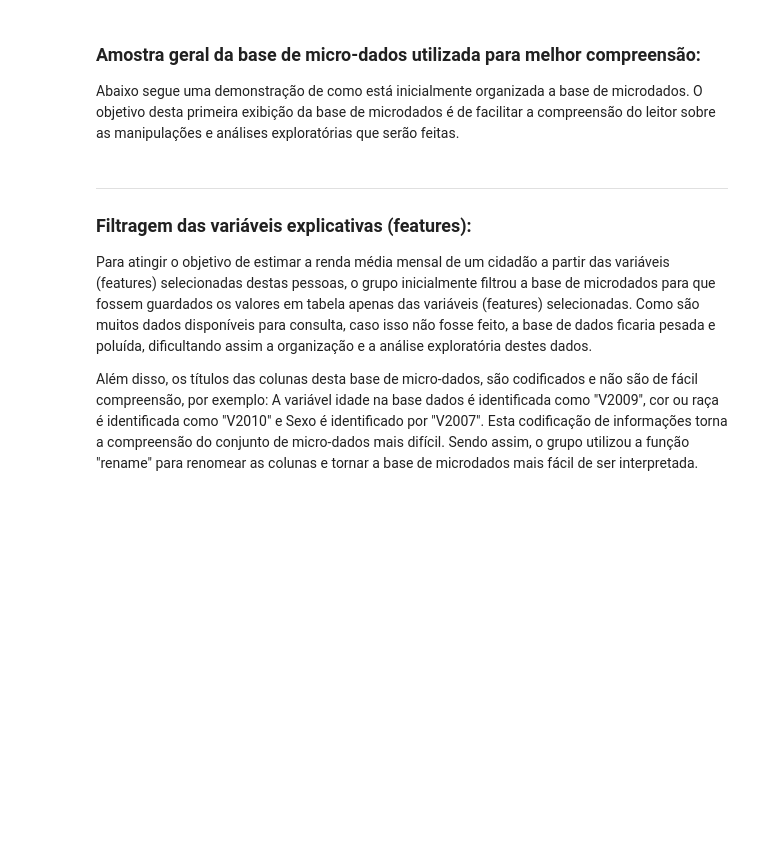
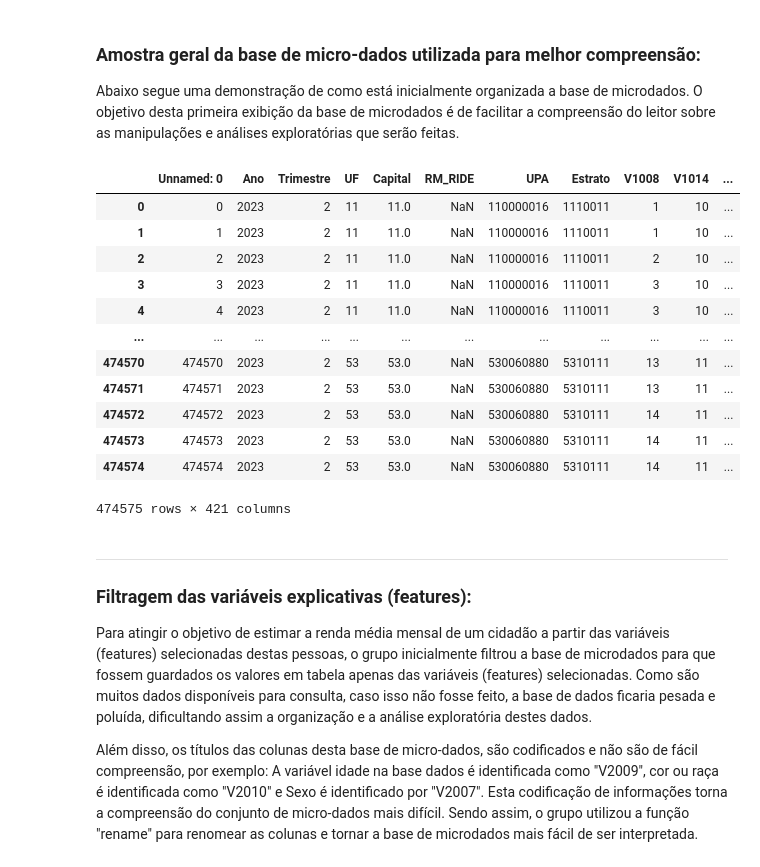
Before and after one commit to guilhermenakama/C_DADOS_PROJETO3, a Jupyter notebook: projeto3_grupo8.ipynb, the cells around one changed output. Drawn from its saved outputs; the diff is of its cells as text; code cells hidden in the pictures; blank space fills up the shorter version.

```diff
--- a/projeto3_grupo8.ipynb
+++ b/projeto3_grupo8.ipynb
@@ -66,8 +72,22 @@ ___
 
 Abaixo segue uma demonstração de como está inicialmente organizada a base de microdados. O objetivo desta primeira exibição da base de microdados é de facilitar a compreensão do leitor sobre as manipulações e análises exploratórias que serão feitas.
 # %%
-pnad23_2_all = pd.read_csv(url2)
-pnad23_2_all.to_csv('pnad23_2.csv',sep=';')
+pnad23_2_all = pd.read_csv('../pnad23_2.csv', sep=';')
+pnad23_2_all
+# %% [output]
+|  | Unnamed: 0 | Ano | Trimestre | UF | Capital | RM_RIDE | UPA | Estrato | V1008 | V1014 | ... |
+| 0 | 0 | 2023 | 2 | 11 | 11.0 | NaN | 110000016 | 1110011 | 1 | 10 | ... |
+| 1 | 1 | 2023 | 2 | 11 | 11.0 | NaN | 110000016 | 1110011 | 1 | 10 | ... |
+| 2 | 2 | 2023 | 2 | 11 | 11.0 | NaN | 110000016 | 1110011 | 2 | 10 | ... |
+| 3 | 3 | 2023 | 2 | 11 | 11.0 | NaN | 110000016 | 1110011 | 3 | 10 | ... |
+| 4 | 4 | 2023 | 2 | 11 | 11.0 | NaN | 110000016 | 1110011 | 3 | 10 | ... |
+| ... | ... | ... | ... | ... | ... | ... | ... | ... | ... | ... | ... |
+| 474570 | 474570 | 2023 | 2 | 53 | 53.0 | NaN | 530060880 | 5310111 | 13 | 11 | ... |
+| 474571 | 474571 | 2023 | 2 | 53 | 53.0 | NaN | 530060880 | 5310111 | 13 | 11 | ... |
+| 474572 | 474572 | 2023 | 2 | 53 | 53.0 | NaN | 530060880 | 5310111 | 14 | 11 | ... |
+| 474573 | 474573 | 2023 | 2 | 53 | 53.0 | NaN | 530060880 | 5310111 | 14 | 11 | ... |
+| 474574 | 474574 | 2023 | 2 | 53 | 53.0 | NaN | 530060880 | 5310111 | 14 | 11 | ... |
+474575 rows × 421 columns
 # %% [markdown]
 ___
 ### Filtragem das variáveis explicativas (features):
```
Also changed, not shown: parts of 22 cells of this notebook, 1 other file.
